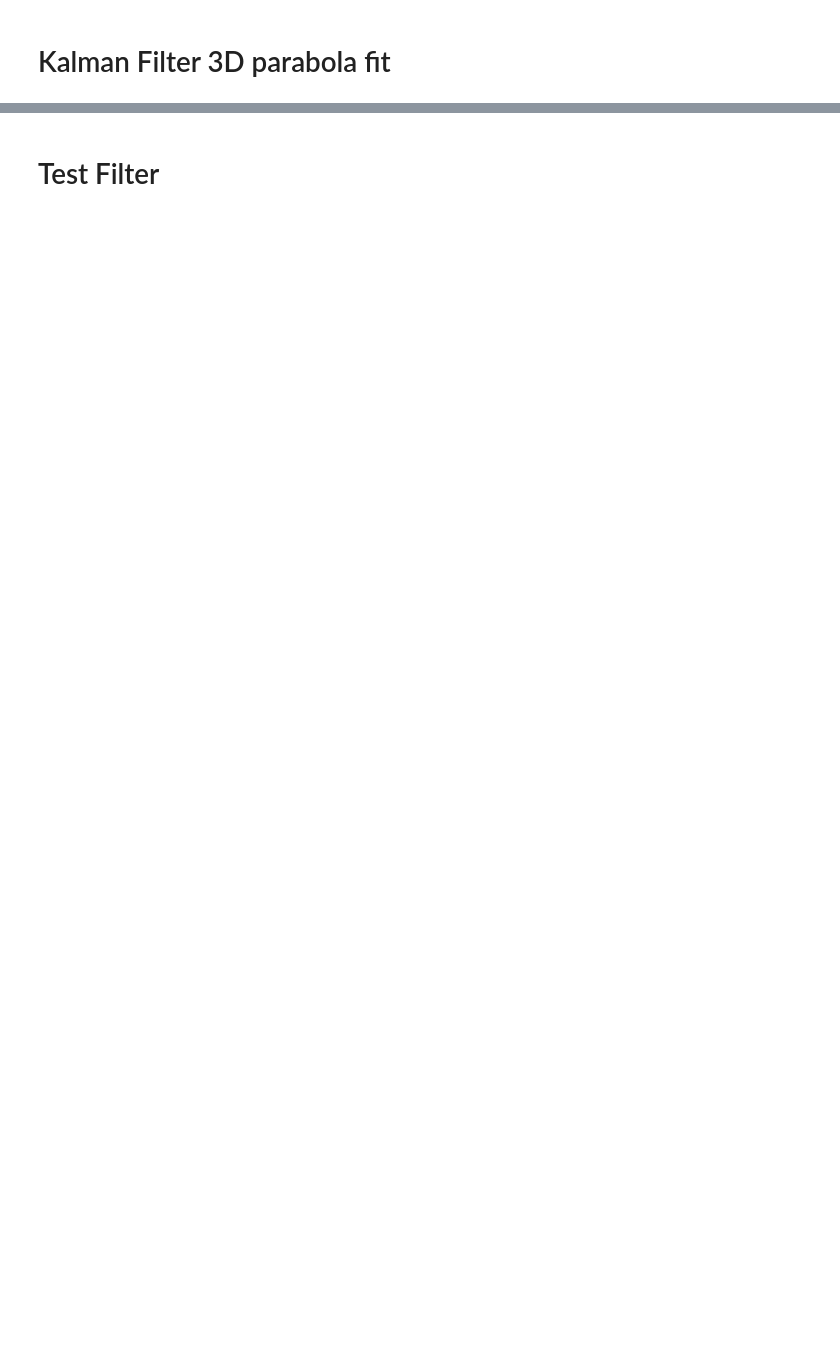
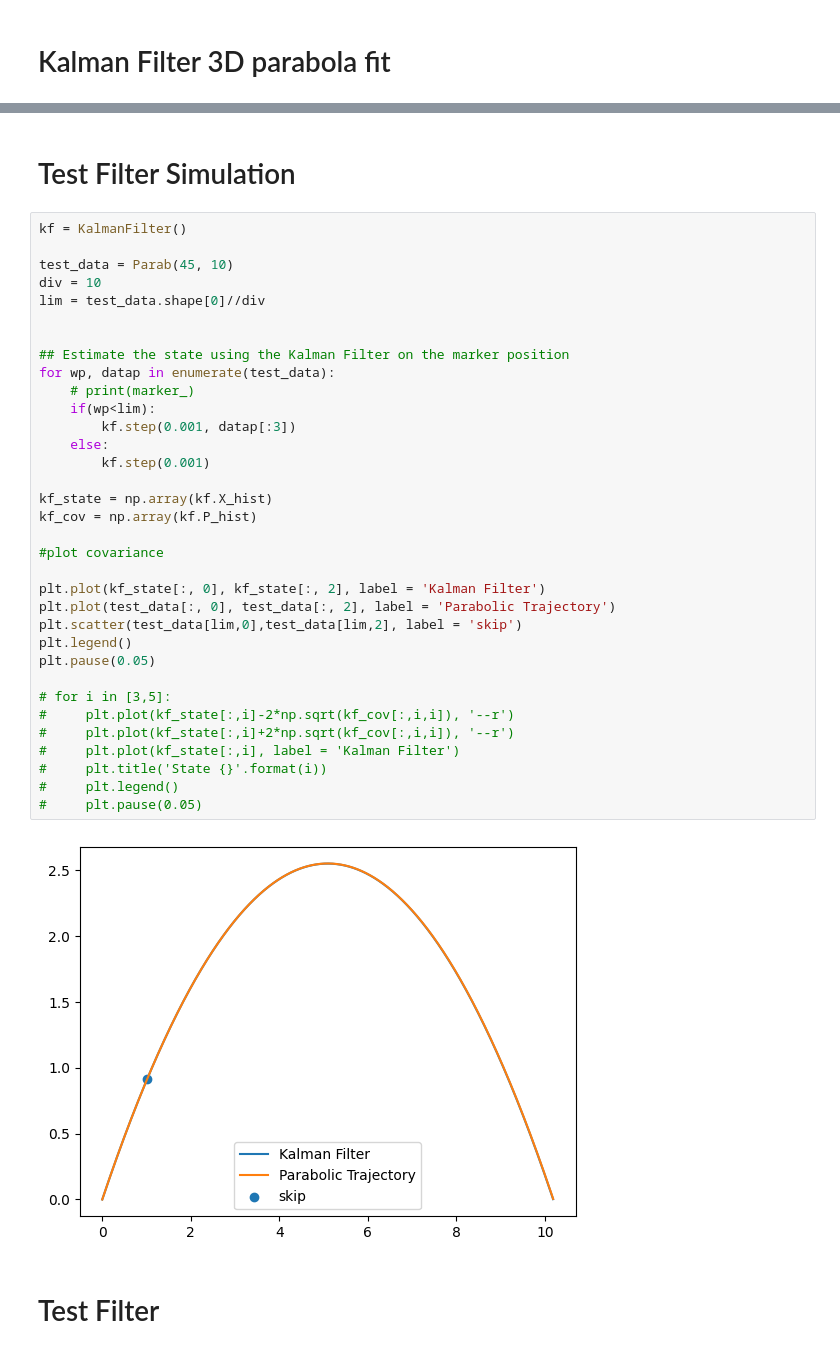
Before and after one commit to Akash-Ravindra/Project_Catch, a Jupyter notebook: misc/marker_throw/preprocess.ipynb, the cells around one changed output, grey strips where cells are left out. Drawn from its saved outputs; the diff is of its cells as text; blank space fills up the shorter version.

Commit message:
Semi functional Kalman Filter

```diff
--- a/misc/marker_throw/preprocess.ipynb
+++ b/misc/marker_throw/preprocess.ipynb
@@ -149,2 +183,40 @@ class KalmanFilter3D:
+# %% [markdown]
+# Test Filter Simulation
+# %%
+kf = KalmanFilter()
+
+test_data = Parab(45, 10)
+div = 10
+lim = test_data.shape[0]//div
+
+
+## Estimate the state using the Kalman Filter on the marker position
+for wp, datap in enumerate(test_data):
+    # print(marker_)
+    if(wp<lim):
+        kf.step(0.001, datap[:3])
+    else:
+        kf.step(0.001)
+
+kf_state = np.array(kf.X_hist)
+kf_cov = np.array(kf.P_hist)
+
+#plot covariance
+
+plt.plot(kf_state[:, 0], kf_state[:, 2], label = 'Kalman Filter')
+plt.plot(test_data[:, 0], test_data[:, 2], label = 'Parabolic Trajectory')
+plt.scatter(test_data[lim,0],test_data[lim,2], label = 'skip')
+plt.legend()
+plt.pause(0.05)
+
+# for i in [3,5]:
+#     plt.plot(kf_state[:,i]-2*np.sqrt(kf_cov[:,i,i]), '--r')
+#     plt.plot(kf_state[:,i]+2*np.sqrt(kf_cov[:,i,i]), '--r')
+#     plt.plot(kf_state[:,i], label = 'Kalman Filter')
+#     plt.title('State {}'.format(i))
+#     plt.legend()
+#     plt.pause(0.05)
+# %% [output]
+[figure, added]
 # %% [markdown]
 # Test Filter
```
Also changed, not shown: parts of 8 cells of this notebook.
